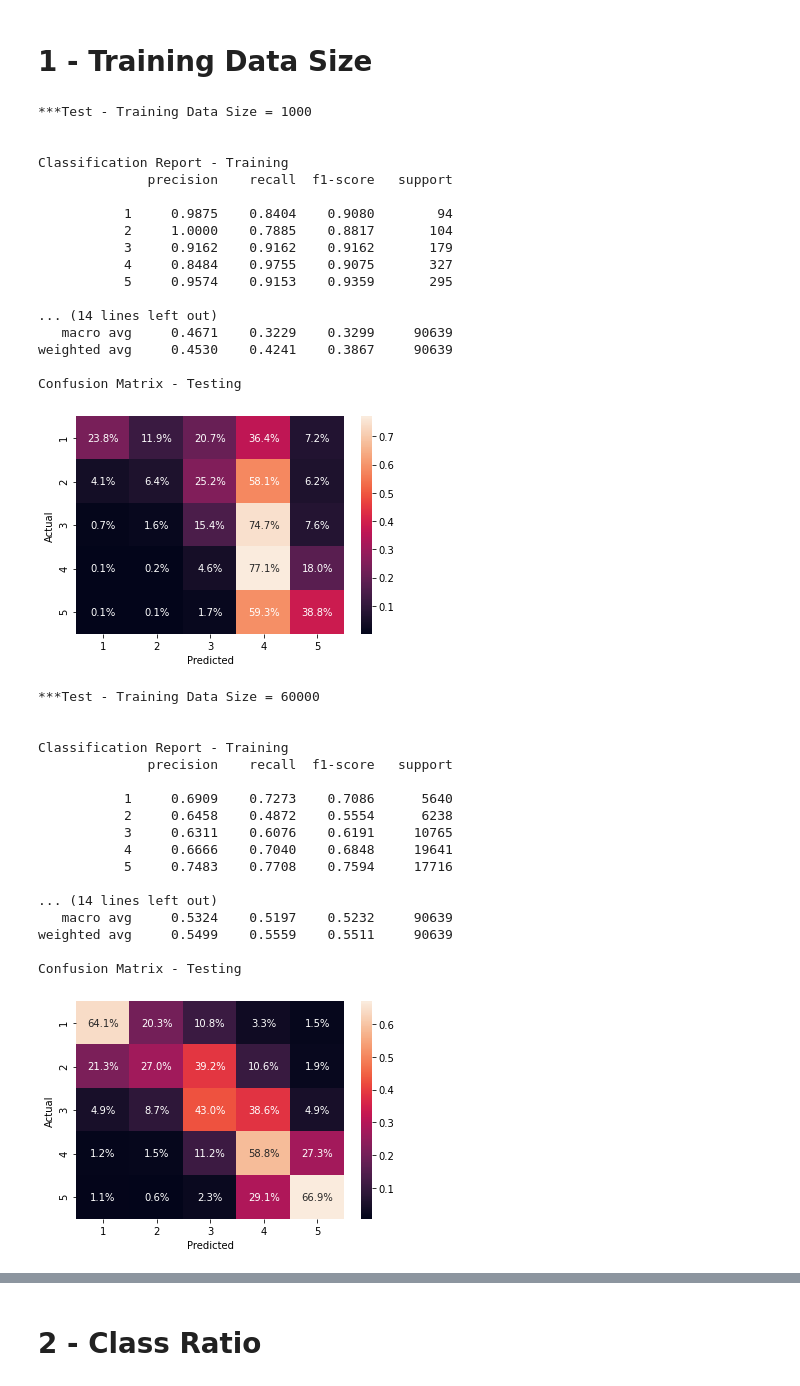
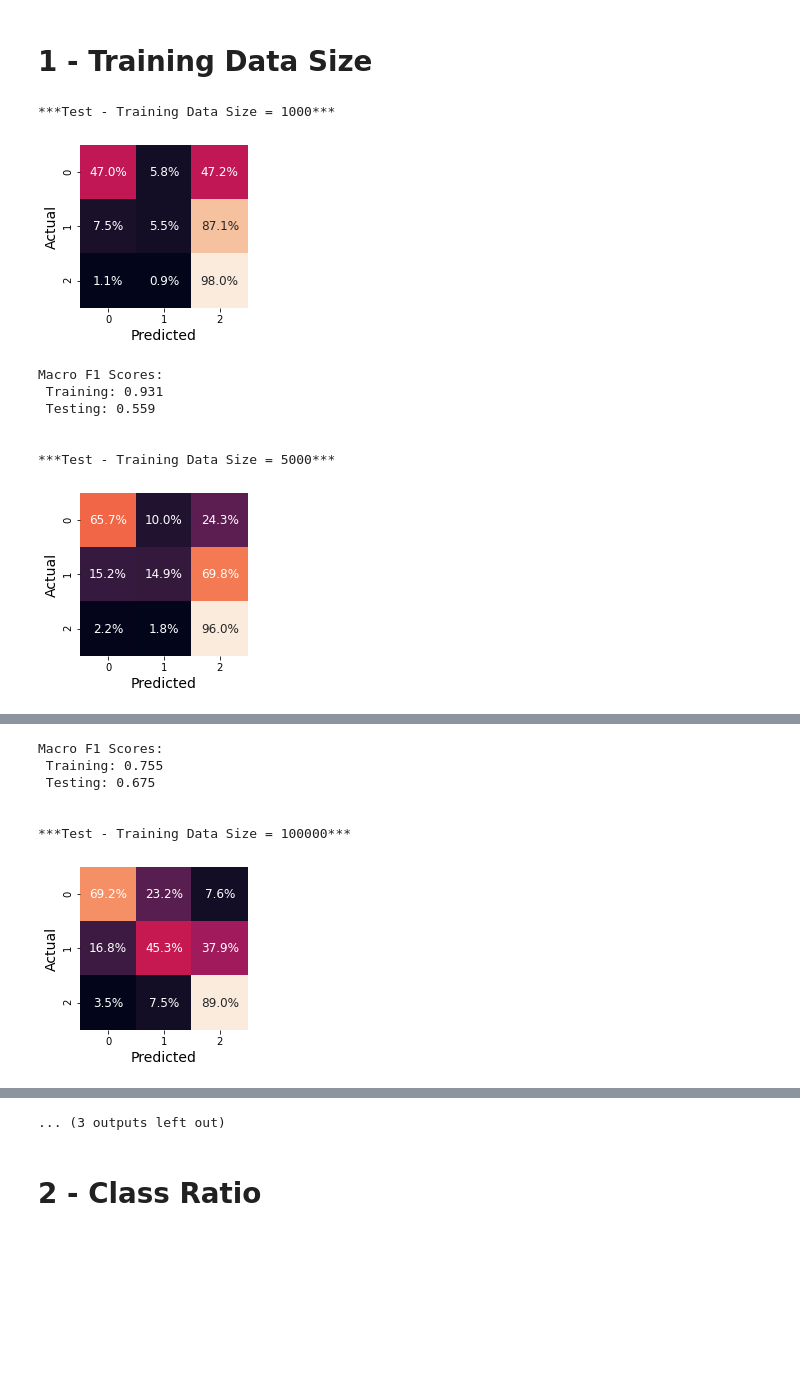
Before and after one commit to david-siqi-liu/yelp-sentiment-analysis, a Jupyter notebook: notebooks/tests_dataset.ipynb, the cells around one changed output, grey strips where cells are left out. Saved outputs shown, nothing was run; the diff lists cells and outputs as text; code cells hidden in the pictures; blank space fills up the shorter version.

```diff
--- a/notebooks/tests_dataset.ipynb
+++ b/notebooks/tests_dataset.ipynb
@@ -110,8 +83,8 @@ Naive Bayes with default parameters
 # %%
-models.train_and_test(X_train=X_train,
-                      y_train=y_train,
-                      X_test=X_test,
-                      y_test=y_test,
-                      vectorizer=CountVectorizer(),
-                      classifier=MultinomialNB())
+pipeline, y_train_pred, y_test_pred, f1_train, f1_test = models.train_and_test(X_train=X_train,
+                                                                               y_train=y_train,
+                                                                               X_test=X_test,
+                                                                               y_test=y_test,
+                                                                               vectorizer=CountVectorizer(),
+                                                                               classifier=MultinomialNB())
 # %% [output]
@@ -136,53 +98,27 @@ Confusion Matrix - Testing
 # %% [markdown]
 # 1 - Training Data Size
 # %%
-for k in [1*10**3, 60*10**3, 130*10**3, 200*10**3]:
-  print("***Test - Training Data Size = {k}\n\n".format(k=k))
+for k in [1*10**3, 5*10**3, 10*10**3, 50*10**3, 100*10**3, 150*10**3, 250*10**3]:
+  print("***Test - Training Data Size = {k}***".format(k=k))
   data_train_sample = data.sample_dataset(data=data_train,
                                           k=k,
                                           balance=False)
   X_train_sample = data_train_sample['review'].tolist()
   y_train_sample = data_train_sample['sentiment'].tolist()
-  models.train_and_test(X_train=X_train_sample,
-                        y_train=y_train_sample,
-                        X_test=X_test,
-                        y_test=y_test,
-                        vectorizer=CountVectorizer(),
-                        classifier=MultinomialNB())
+  _, _, _, f1_train, f1_test = models.train_and_test(X_train=X_train_sample,
+                                                     y_train=y_train_sample,
+                                                     X_test=X_test,
+                                                     y_test=y_test,
+                                                     vectorizer=CountVectorizer(),
+                                                     classifier=MultinomialNB())
+  print("Macro F1 Scores: \n Training: {0:.3f} \n Testing: {1:.3f}\n\n".format(f1_train, f1_test))
 # %% [output]
-***Test - Training Data Size = 1000
-
-
-Classification Report - Training
-              precision    recall  f1-score   support
-
-           1     0.9875    0.8404    0.9080        94
-           2     1.0000    0.7885    0.8817       104
-           3     0.9162    0.9162    0.9162       179
-           4     0.8484    0.9755    0.9075       327
-           5     0.9574    0.9153    0.9359       295
-
-... (14 lines left out)
-   macro avg     0.4671    0.3229    0.3299     90639
-weighted avg     0.4530    0.4241    0.3867     90639
-
-Confusion Matrix - Testing
+***Test - Training Data Size = 1000***
-[figure, old version]
+[figure, new version]
-***Test - Training Data Size = 60000
+Macro F1 Scores:
+ Training: 0.931
+ Testing: 0.559
 
 
-Classification Report - Training
-              precision    recall  f1-score   support
-
-           1     0.6909    0.7273    0.7086      5640
-           2     0.6458    0.4872    0.5554      6238
-           3     0.6311    0.6076    0.6191     10765
-           4     0.6666    0.7040    0.6848     19641
-           5     0.7483    0.7708    0.7594     17716
-
-... (14 lines left out)
-   macro avg     0.5324    0.5197    0.5232     90639
-weighted avg     0.5499    0.5559    0.5511     90639
-
-Confusion Matrix - Testing
+***Test - Training Data Size = 5000***
-[figure, old version]
+[figure, new version]
@@ -224,0 +139,7 @@ Confusion Matrix - Testing
+Macro F1 Scores:
+ Training: 0.755
+ Testing: 0.675
+
+
+***Test - Training Data Size = 100000***
+[figure, added]
@@ -225,3 +153,4 @@ Confusion Matrix - Testing
+... (3 outputs left out)
 # %% [markdown]
 # 2 - Class Ratio
 # %%
```
Also changed, not shown: parts of 19 cells of this notebook, 39 other files.
